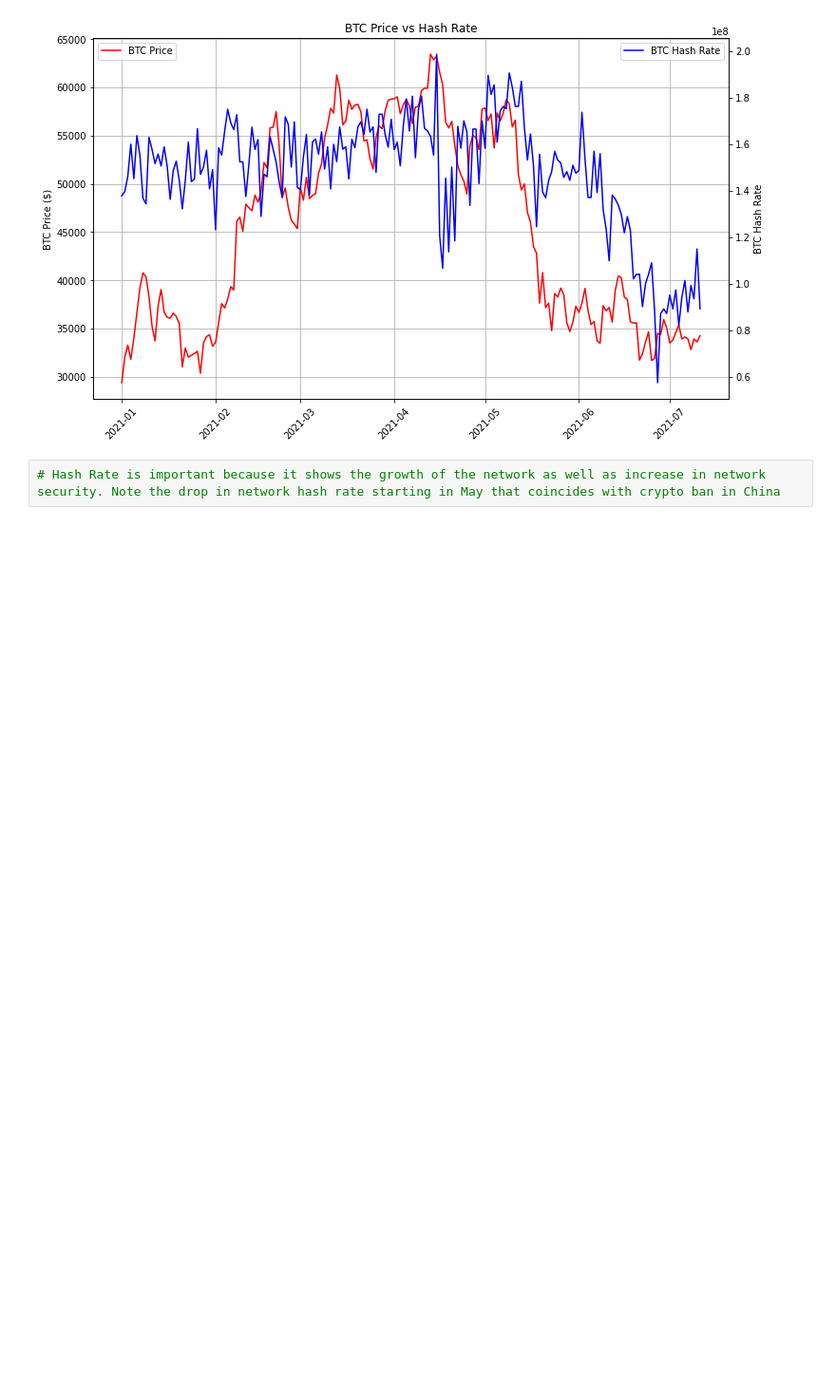
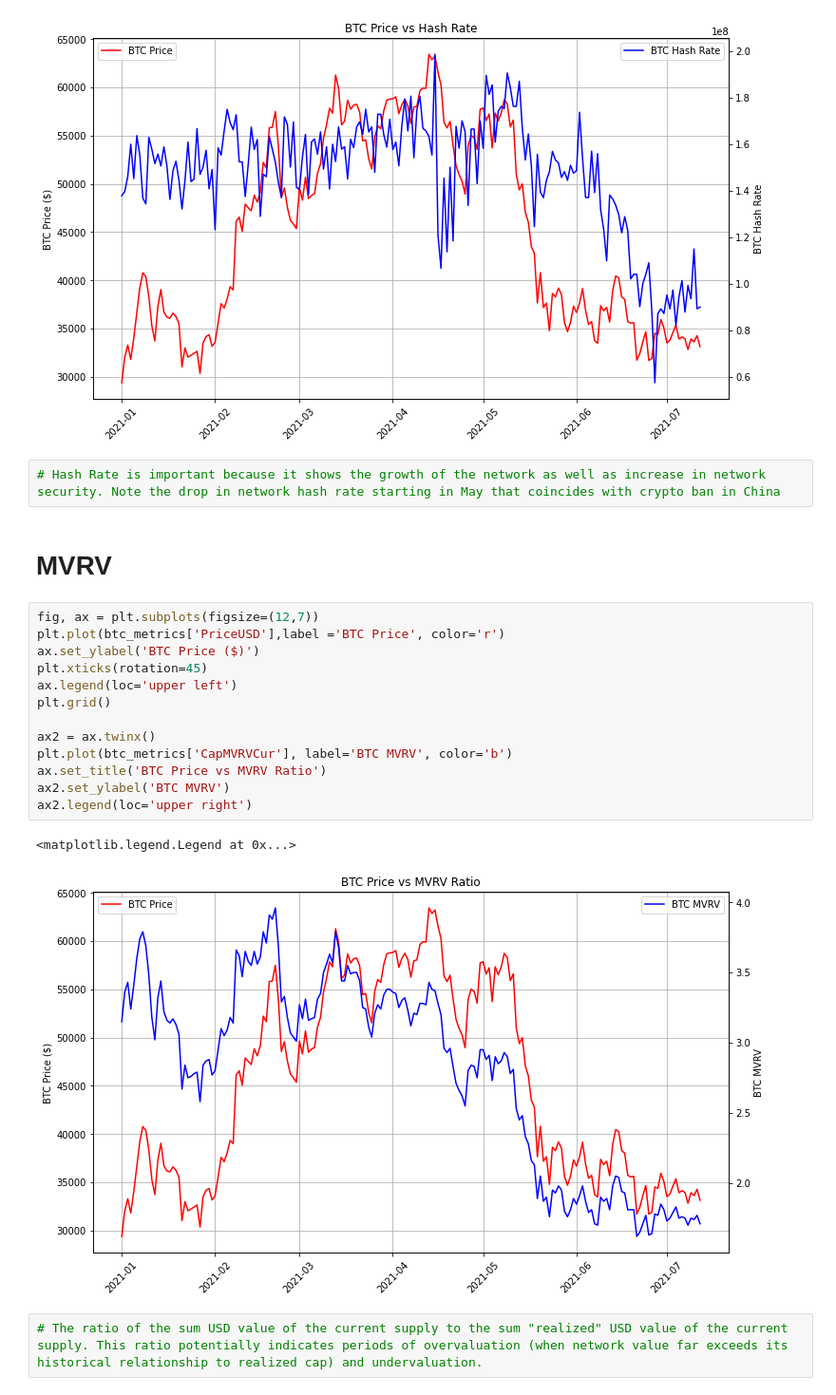
Before and after one commit to dbogatic/crypto-analysis, a Jupyter notebook: btc_coinmetrics.ipynb, the cells around one changed output. Shown at 95% size. Saved outputs shown, nothing was run; the diff lists cells and outputs as text; blank space fills up the shorter version.

Commit message:
added MVRV and RF for BTC

```diff
--- a/btc_coinmetrics.ipynb
+++ b/btc_coinmetrics.ipynb
@@ -208,3 +208,23 @@ ax2.legend(loc='upper right')
 [figure]
 # %%
 # Hash Rate is important because it shows the growth of the network as well as increase in network security. Note the drop in network hash rate starting in May that coincides with crypto ban in China
+# %% [markdown]
+# MVRV
+# %%
+fig, ax = plt.subplots(figsize=(12,7))
+plt.plot(btc_metrics['PriceUSD'],label ='BTC Price', color='r')
+ax.set_ylabel('BTC Price ($)')
+plt.xticks(rotation=45)
+ax.legend(loc='upper left')
+plt.grid()
+
+ax2 = ax.twinx()
+plt.plot(btc_metrics['CapMVRVCur'], label='BTC MVRV', color='b')
+ax.set_title('BTC Price vs MVRV Ratio')
+ax2.set_ylabel('BTC MVRV')
+ax2.legend(loc='upper right')
+# %% [output]
+<matplotlib.legend.Legend at 0x...>
+[figure, added]
+# %%
+# The ratio of the sum USD value of the current supply to the sum "realized" USD value of the current supply. This ratio potentially indicates periods of overvaluation (when network value far exceeds its historical relationship to realized cap) and undervaluation.
```
Also changed, not shown: parts of 7 cells of this notebook, 25 other files.
